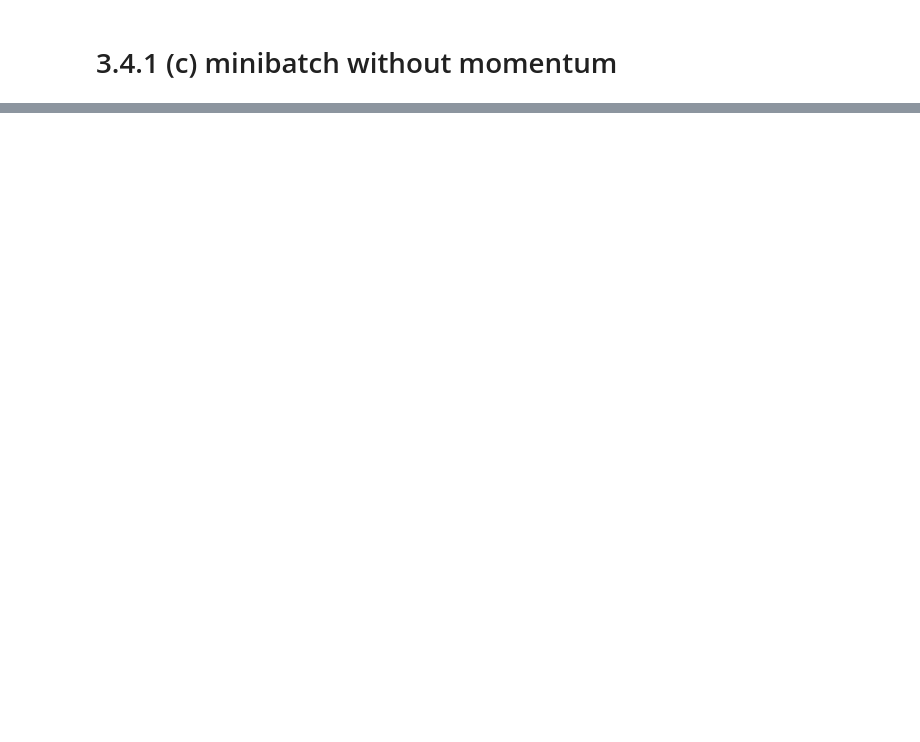
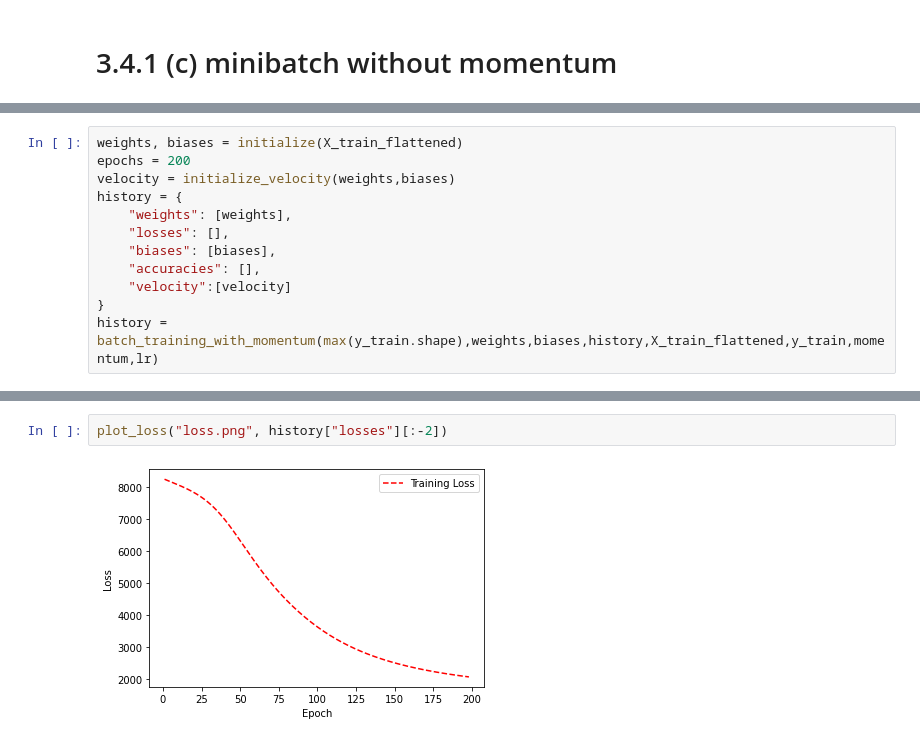
Before and after one commit to akshatgoel92/vanilla-perceptron, a Jupyter notebook: src/04_Hyperparameter tuning.ipynb, the cells around one changed output, grey strips where cells are left out. Saved outputs shown, nothing was run; the diff lists cells and outputs as text; blank space fills up the shorter version.

Commit message:
added momentum training in 3.4

```diff
--- a/src/04_Hyperparameter tuning.ipynb
+++ b/src/04_Hyperparameter tuning.ipynb
@@ -307,0 +397,12 @@ plot_loss("accuracy.png", history["accuracies"][:-2], label='Training Accuracy')
+# %%
+weights, biases = initialize(X_train_flattened)
+epochs = 200
+velocity = initialize_velocity(weights,biases)
+history = {
+    "weights": [weights],
+    "losses": [],
+    "biases": [biases],
+    "accuracies": [],
+    "velocity":[velocity]
+}
+history = batch_training_with_momentum(max(y_train.shape),weights,biases,history,X_train_flattened,y_train,momentum,lr)
@@ -307,0 +436,4 @@ plot_loss("accuracy.png", history["accuracies"][:-2], label='Training Accuracy')
+# %%
+plot_loss("loss.png", history["losses"][:-2])
+# %% [output]
+[figure, added]
```
Also changed, not shown: parts of 35 cells of this notebook, 3 other files.
